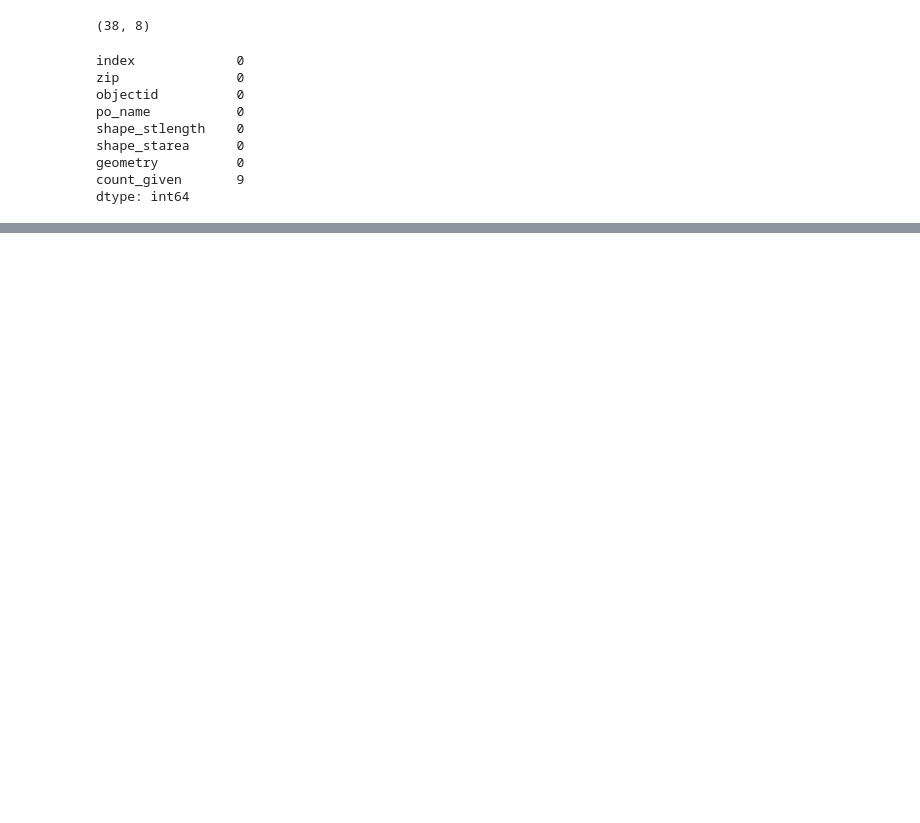
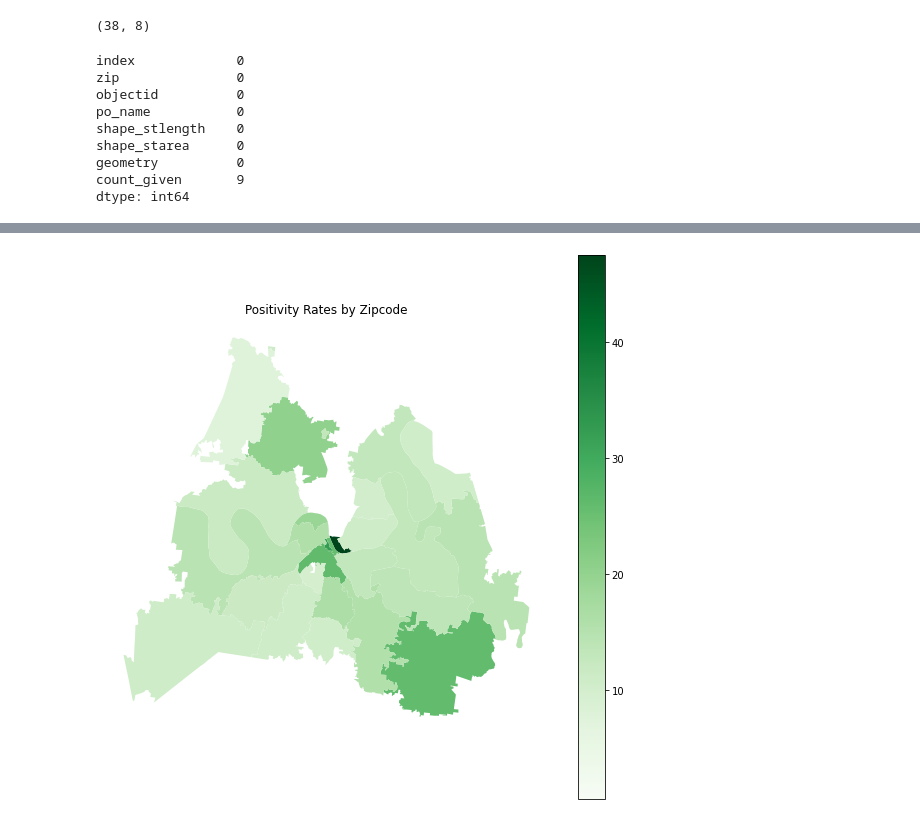
Before and after one commit to rghertel/nash-covid-cases-vaccines-pekka_pickled_peppers, a Jupyter notebook: Metro Area Covid Infections, Vaccinations, Other Factor Correlations.ipynb, the cells around one changed output, grey strips where cells are left out. Saved outputs shown, nothing was run; the diff lists cells and outputs as text; code cells hidden in the pictures; blank space fills up the shorter version.

```diff
--- a/Metro Area Covid Infections, Vaccinations, Other Factor Correlations.ipynb
+++ b/Metro Area Covid Infections, Vaccinations, Other Factor Correlations.ipynb
@@ -275,3 +274,10 @@ Text(0.5, 1.0, 'Vaccine Rates by Zipcode')
 # vacc_map = folium.Map(location = (36.174465, -86.767960), zoom_start = 10)
 # folium.GeoJson(geo_vaccine).add_to(vacc_map)
 # vacc_map
+# %%
+#Now to create same map with positivity rates by Zipcode. Start with merging geo zipcodes with positive cases by zip dataframe
+
+geo_positivity = zipcodes.merge(pos_per_zip, on = 'zip', how='left')
+geo_positivity = geo_positivity.sort_values('Cases',ascending=False).reset_index()
+geo_positivity = geo_positivity.drop_duplicates('zip')
+geo_positivity.head()
@@ -277,0 +295,8 @@ Text(0.5, 1.0, 'Vaccine Rates by Zipcode')
+# %%
+#merge population by zip with positivity by zip
+
+geo_pos_pop = geo_positivity.merge(pop_by_zip, on = 'zip', how='inner')
+geo_pos_pop = geo_pos_pop.drop(columns=['index','objectid','number','lat,long', 'city'])
+geo_pos_pop['percent_pos'] = round(((geo_pos_pop['Cases']/geo_pos_pop['pop']))*100,2)
+geo_pos_pop = geo_pos_pop.sort_values('percent_pos',ascending=False).reset_index()
+geo_pos_pop.head()
@@ -277,0 +310,7 @@ Text(0.5, 1.0, 'Vaccine Rates by Zipcode')
+# %%
+fig, ax = plt.subplots(figsize=(10,10))
+geo_pos_pop.plot(ax=ax, column = 'percent_pos', cmap = 'Greens', legend = True)
+ax.axis('off')
+plt.title('Positivity Rates by Zipcode');
+# %% [output]
+[figure, added]
```
Also changed, not shown: parts of 30 cells of this notebook, 4 other files.
